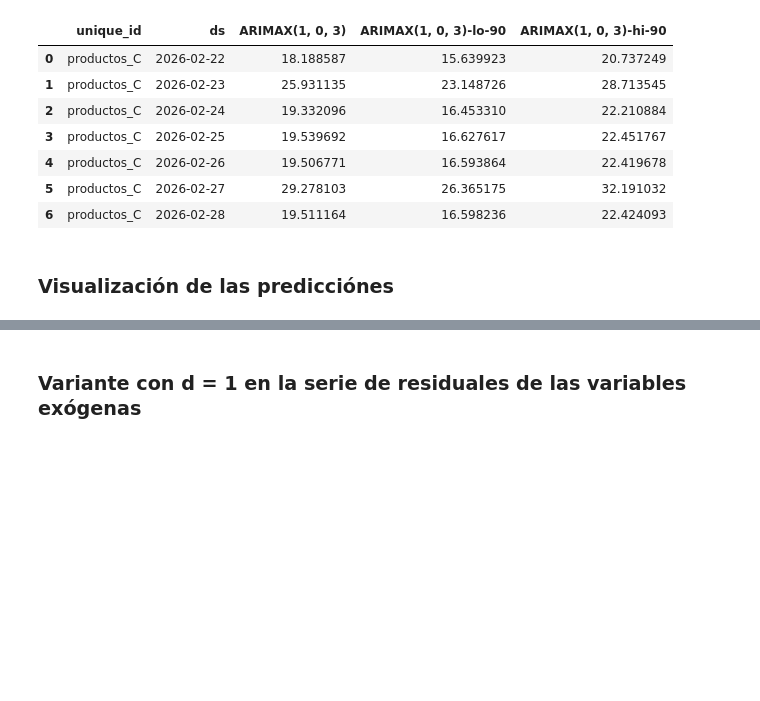
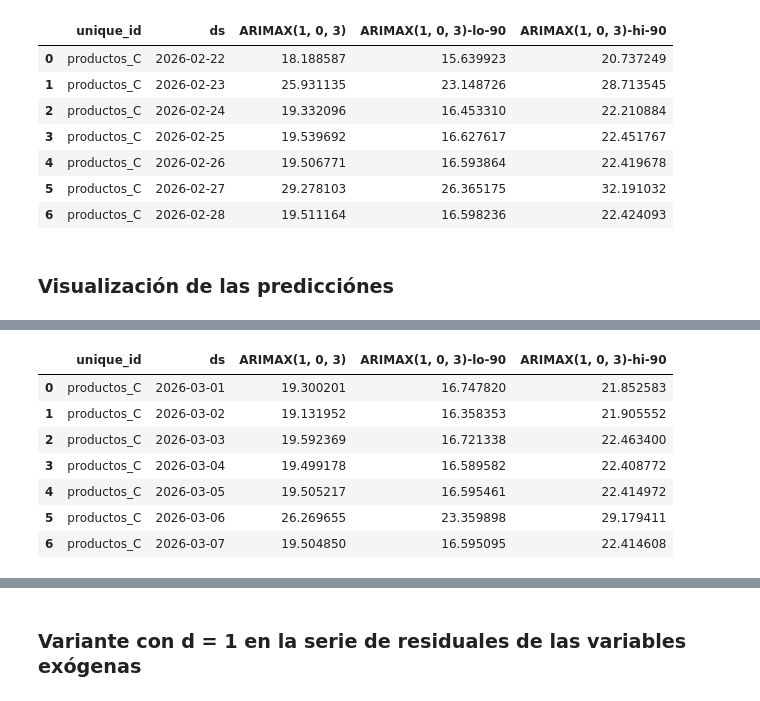
Before and after one commit to JairRamosG/Series_de_Tiempo, a Jupyter notebook: 08_ARIMAX/ARIMAX.ipynb, the cells around one changed output, grey strips where cells are left out. Drawn from its saved outputs; the diff is of its cells as text; code cells hidden in the pictures; blank space fills up the shorter version.

```diff
--- a/08_ARIMAX/ARIMAX.ipynb
+++ b/08_ARIMAX/ARIMAX.ipynb
@@ -337,0 +365,12 @@ sns.lineplot(df_test, x="ds", y="y", label='Set de prueba', color='black', lines
+# %%
+fc = sf.forecast(df = df, X_df = Ex_futuras, h = 7, level = [90]) #---> uso las variables exogenas inventadas
+fc
+# %% [output]
+|  | unique_id | ds | ARIMAX(1, 0, 3) | ARIMAX(1, 0, 3)-lo-90 | ARIMAX(1, 0, 3)-hi-90 |
+| 0 | productos_C | 2026-03-01 | 19.300201 | 16.747820 | 21.852583 |
+| 1 | productos_C | 2026-03-02 | 19.131952 | 16.358353 | 21.905552 |
+| 2 | productos_C | 2026-03-03 | 19.592369 | 16.721338 | 22.463400 |
+| 3 | productos_C | 2026-03-04 | 19.499178 | 16.589582 | 22.408772 |
+| 4 | productos_C | 2026-03-05 | 19.505217 | 16.595461 | 22.414972 |
+| 5 | productos_C | 2026-03-06 | 26.269655 | 23.359898 | 29.179411 |
+| 6 | productos_C | 2026-03-07 | 19.504850 | 16.595095 | 22.414608 |
```
Also changed, not shown: parts of 6 cells of this notebook.
